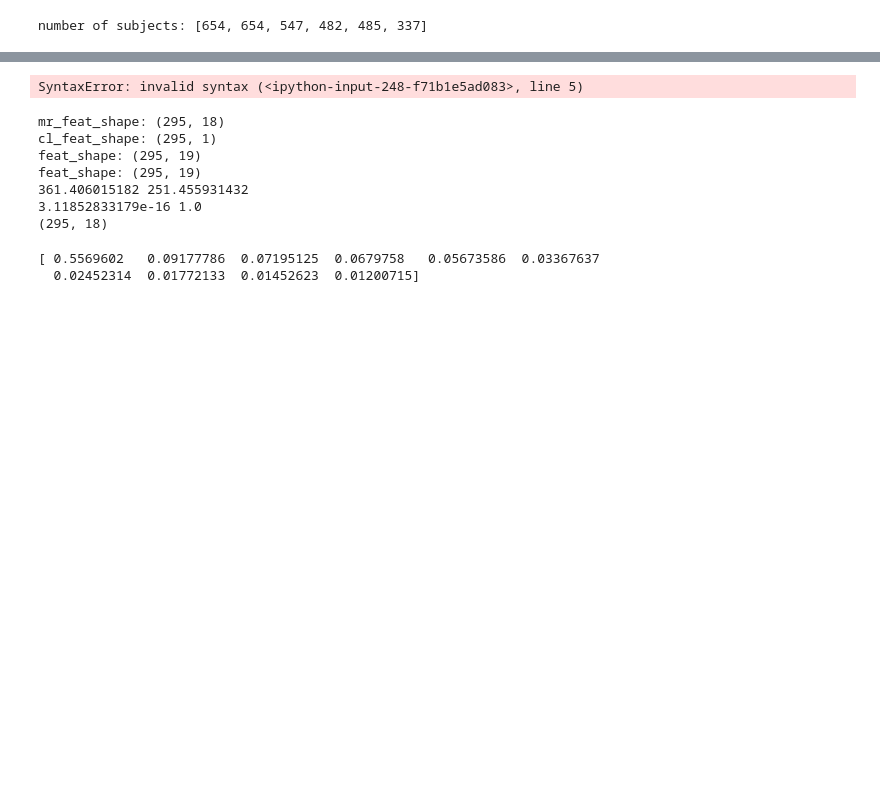
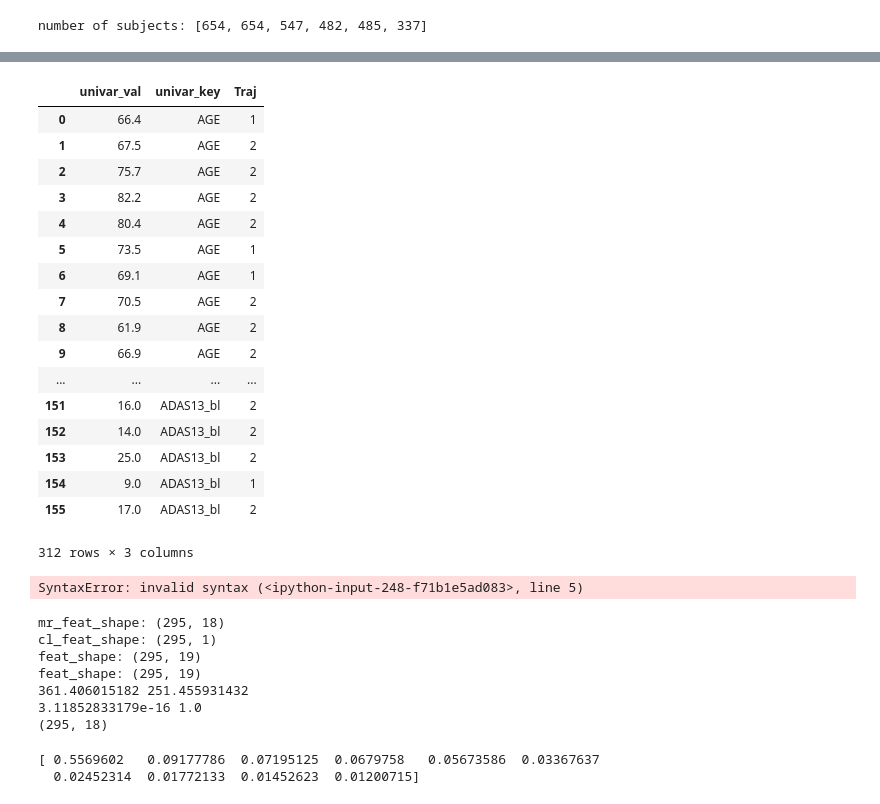
Before and after one commit to TIGRLab/NI-ML, a Jupyter notebook: models/notebooks/ADNI_longitudinal_stats.ipynb, the cells around one changed output, grey strips where cells are left out. Drawn from its saved outputs; the diff is of its cells as text; code cells hidden in the pictures; blank space fills up the shorter version.

```diff
--- a/models/notebooks/ADNI_longitudinal_stats.ipynb
+++ b/models/notebooks/ADNI_longitudinal_stats.ipynb
@@ -168,3 +298,31 @@ print '# 4 Point abs change: {}'.format(np.sum(test_merge['PointMod4'].values))
+# %%
+# # Save test_merge
+# test_merge['Traj'] = T-1
+# test_merge.to_csv(baseline_dir+'input_csv/Longitduinal_HC_CT_data_MCI_traj.csv')
+# print T.shape, d.values.shape
+# print np.min(d.values[3][T==1]), np.max(d.values[3][T==1])
+# print np.min(d.values[3][T==2]), np.max(d.values[3][T==2])
+
+dx_traj_df_stack
+# %% [output]
+|  | univar_val | univar_key | Traj |
+| 0 | 66.4 | AGE | 1 |
+| 1 | 67.5 | AGE | 2 |
+| 2 | 75.7 | AGE | 2 |
+| 3 | 82.2 | AGE | 2 |
+| 4 | 80.4 | AGE | 2 |
+| 5 | 73.5 | AGE | 1 |
+| 6 | 69.1 | AGE | 1 |
+| 7 | 70.5 | AGE | 2 |
+| 8 | 61.9 | AGE | 2 |
+| 9 | 66.9 | AGE | 2 |
+| ... | ... | ... | ... |
+| 151 | 16.0 | ADAS13_bl | 2 |
+| 152 | 14.0 | ADAS13_bl | 2 |
+| 153 | 25.0 | ADAS13_bl | 2 |
+| 154 | 9.0 | ADAS13_bl | 1 |
+| 155 | 17.0 | ADAS13_bl | 2 |
+312 rows × 3 columns
 # %%
 # plotting stats
 plt.rcParams['figure.figsize'] = (15, 20)
```
Also changed, not shown: parts of 7 cells of this notebook, 9 other files.
